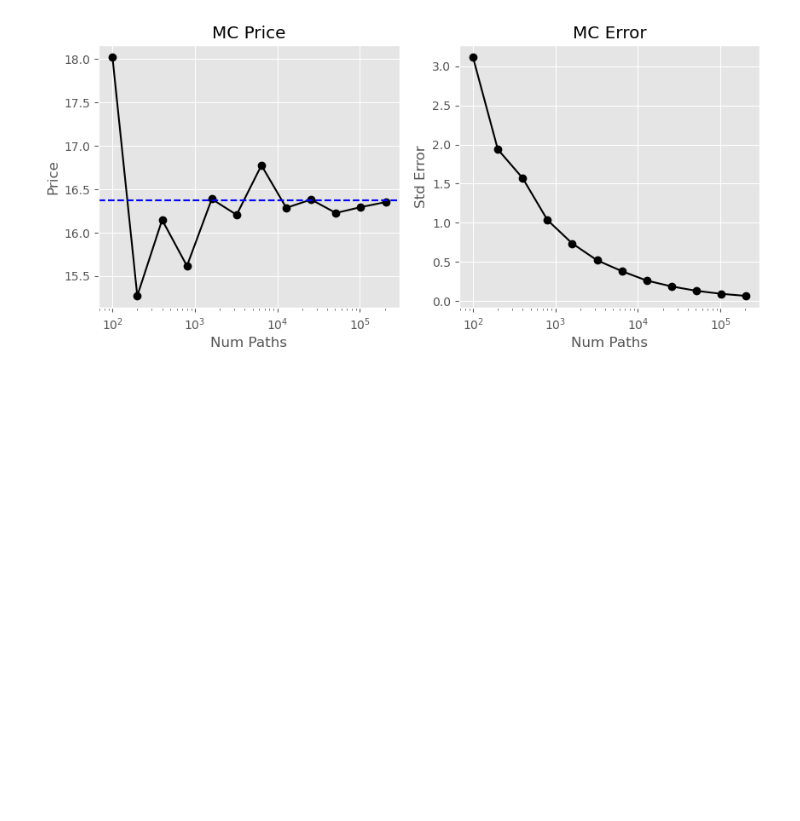
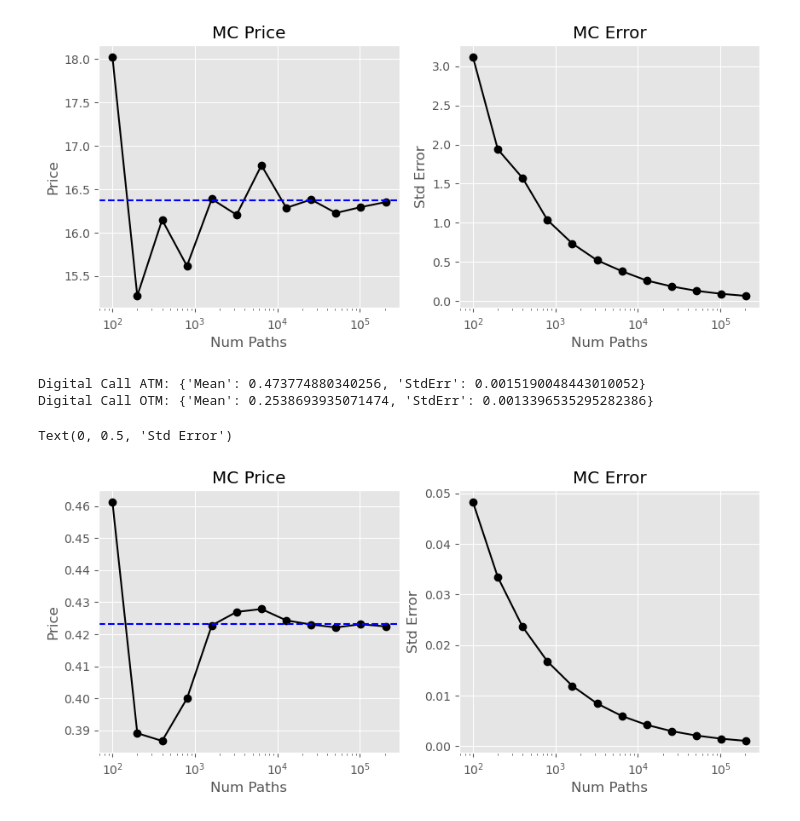
Before and after one commit to karandeeps18/qflib-0.8.0, a Jupyter notebook: examples/Python/qflib-examples.ipynb, the cells around one changed output. Cells and saved outputs as stored; diff of their text form; code cells hidden in the pictures; blank space fills up the shorter version.

```diff
--- a/examples/Python/qflib-examples.ipynb
+++ b/examples/Python/qflib-examples.ipynb
@@ -265,3 +239,61 @@ plt.xlabel('Num Paths')
 plt.ylabel('Std Error');
 # %% [output]
 [figure]
+# %%
+
+mcParams = { "PATHGENTYPE": "EULER",
+    "URNGTYPE": "MT19937" }
+
+npaths = 100000
+
+# Price digital call ATM
+res_atm = qf.digiBSMC(1, 100, 1.0, 100, 'USD', 0.0, 0.30, mcParams, npaths)
+print("Digital Call ATM:", res_atm)
+
+#Price digital call OTM
+res_otm = qf.digiBSMC(
+    1, 120, 1.0, 100, 'USD', 0.0, 0.30, mcParams, npaths)
+print("Digital Call OTM:", res_otm)
+# %% [output]
+Digital Call ATM: {'Mean': 0.473774880340256, 'StdErr': 0.0015190048443010052}
+Digital Call OTM: {'Mean': 0.2538693935071474, 'StdErr': 0.0013396535295282386}
+# %%
+# convergence analysis
+npaths = [ 100 * 2 ** i for i in range(12)]
+
+mcprices = []
+stderrs = []
+
+for i in range(len(npaths)):
+    mcres = qf.digiBSMC(payofftype = 1,spot = 100,timetoexp = 1.0,strike = 100,
+                        discountcrv ='USD', divyield = 0.02, volatility = 0.4,
+                        mcparams = mcpars0, npaths = npaths[i])
+    mcprices.append(mcres["Mean"])
+    stderrs.append(mcres["StdErr"])
+
+
+
+bsprice = qf.digiBS(payofftype = 1, spot = 100, timetoexp = 1.0, strike = 100,
+                  intrate = 0.04, divyield = 0.02, volatility = 0.4)[0]
+
+# plot prices and errors
+plt.figure(figsize=(10, 4))
+
+plt.subplot(1, 2, 1)
+plt.plot(npaths, mcprices, color='black', marker='o')
+plt.axhline(y=bsprice, color='blue', linestyle='--')
+plt.xscale('log')
+plt.title("MC Price")
+plt.xlabel('Num Paths')
+plt.ylabel('Price')
+
+plt.subplot(1, 2, 2)
+plt.plot(npaths, stderrs, color='black', marker='o')
+#plt.axhline(y=bsprice, color='blue', linestyle='--')
+plt.xscale('log')
+plt.title("MC Error")
+plt.xlabel('Num Paths')
+plt.ylabel('Std Error')
+# %% [output]
+Text(0, 0.5, 'Std Error')
+[figure, added]
```
Also changed, not shown: parts of 5 cells of this notebook, 2 other files.
